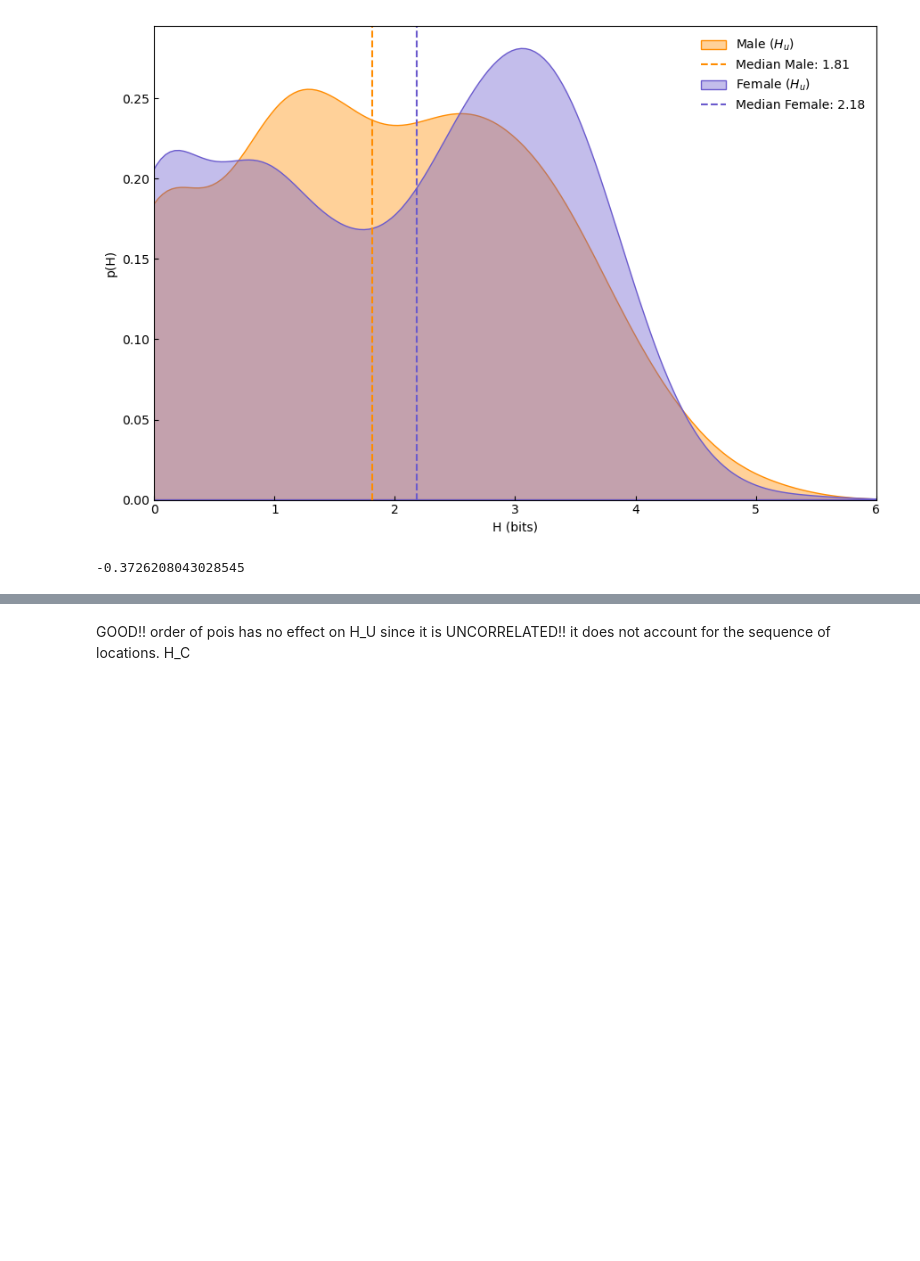
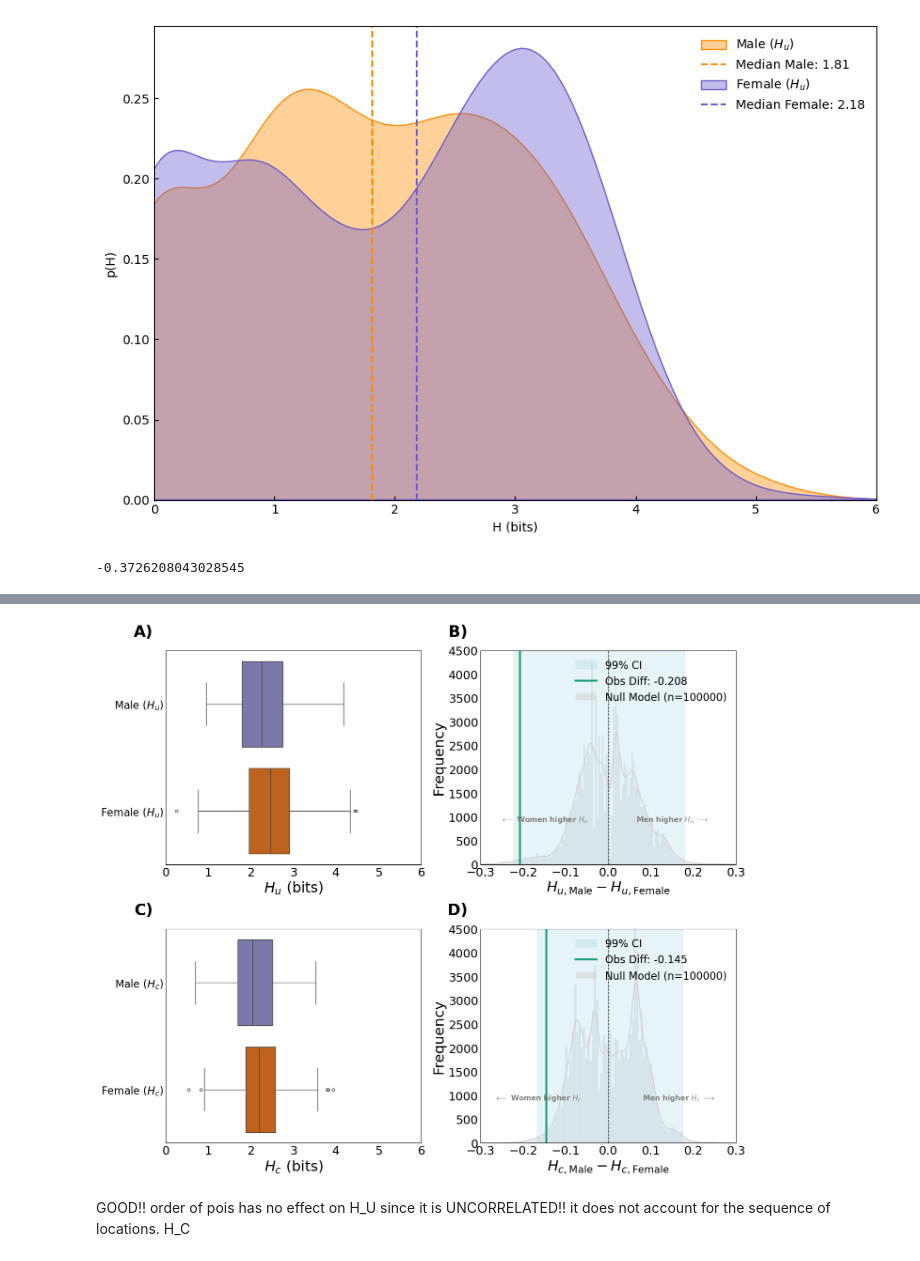
Before and after one commit to annaszymanskicortes/MScThesis_mobilityanalysis, a Jupyter notebook: null_model.ipynb, the cells around one changed output, grey strips where cells are left out. Cells and saved outputs as stored; diff of their text form; code cells hidden in the pictures; blank space fills up the shorter version.

```diff
--- a/null_model.ipynb
+++ b/null_model.ipynb
@@ -554,0 +555,98 @@ p-value (Hc): 0.03134
+# %%
+import pandas as pd
+import numpy as np
+import matplotlib.pyplot as plt
+import seaborn as sns
+from matplotlib.animation import FuncAnimation
+
+cmap = plt.get_cmap('Dark2')
+colors = [cmap(i) for i in [1, 2]]
+
+fig, axs = plt.subplots(2, 2, figsize=(14, 12), gridspec_kw={'width_ratios': [7, 7]})
+label_opts = dict(x=-0.05, y=1.05, fontsize=24, fontweight='bold', va='bottom', ha='right')
+
+df_hu = pd.DataFrame({
+    'Value': np.concatenate([hu_male, hu_female]),
+    'Group': ['Male ($H_u$)'] * len(hu_male) + ['Female ($H_u$)'] * len(hu_female)
+})
+sns.boxplot(data=df_hu, x='Value', y='Group', palette=[colors[1], colors[0]], ax=axs[0, 0], fliersize=4)
+axs[0, 0].set_xlabel('$H_u$ (bits)', fontsize=22)
+axs[0, 0].set_ylabel('', fontsize=22)
+axs[0, 0].tick_params(axis='x', direction='in', length=0, labelsize=18)
+axs[0, 0].tick_params(axis='y', labelsize=16, length=0)
+axs[0, 0].set_xlim(0, 6)
+axs[0, 0].text(transform=axs[0, 0].transAxes, s="A)", **label_opts)
+
+df_hc = pd.DataFrame({
+    'Value': np.concatenate([hc_male, hc_female]),
+    'Group': ['Male ($H_c$)'] * len(hc_male) + ['Female ($H_c$)'] * len(hc_female)
+})
+sns.boxplot(data=df_hc, x='Value', y='Group', palette=[colors[1], colors[0]], ax=axs[1, 0], fliersize=4)
+axs[1, 0].set_xlabel('$H_c$ (bits)', fontsize=22)
+axs[1, 0].set_ylabel('', fontsize=22)
+axs[1, 0].tick_params(axis='x', direction='in', length=0, labelsize=18)
+axs[1, 0].tick_params(axis='y', labelsize=16, length=0)
+axs[1, 0].set_xlim(0, 6)
+axs[1, 0].text(transform=axs[1, 0].transAxes, s="C)", **label_opts)
+
+total_iterations = len(null_diffs_hu)
+frames_list = [1, 2, 5, 10, 20, 50] + list(range(100, total_iterations + 1, 100))
+if total_iterations not in frames_list:
+    frames_list.append(total_iterations)
+
+def update(frame_idx):
+    axs[0, 1].cla()
+    axs[1, 1].cla()
+
+    current_n = frames_list[frame_idx]
+    current_hu = null_diffs_hu[:current_n]
+    current_hc = null_diffs_hc[:current_n]
+
+    if current_n > 1:
+        sns.histplot(current_hu, kde=True, color='lightgray', edgecolor='white', label=f'Null Model (n={current_n})', ax=axs[0, 1])
+        sns.histplot(current_hc, kde=True, color='lightgray', edgecolor='white', label=f'Null Model (n={current_n})', ax=axs[1, 1])
+    else:
+        axs[0, 1].plot(current_hu, [1], 'o', color='lightgray', label=f'Null Model (n={current_n})')
+        axs[1, 1].plot(current_hc, [1], 'o', color='lightgray', label=f'Null Model (n={current_n})')
+
+    if current_n >= 40:
+        ci_low_hu = np.percentile(current_hu, 0.5)
+        ci_high_hu = np.percentile(current_hu, 99.5)
+        axs[0, 1].axvspan(ci_low_hu, ci_high_hu, color='lightblue', alpha=0.3, label='99% CI')
+
+        ci_low_hc = np.percentile(current_hc, 0.5)
+        ci_high_hc = np.percentile(current_hc, 99.5)
+        axs[1, 1].axvspan(ci_low_hc, ci_high_hc, color='lightblue', alpha=0.3, label='99% CI')
+
+    axs[0, 1].axvline(obs_diff_hu, color=cmap(0), lw=3, label=f'Obs Diff: {obs_diff_hu:.3f}')
+    axs[0, 1].axvline(0, color='black', lw=1, linestyle='--')
+    axs[0, 1].set_xlim(-0.3, 0.3)
+    axs[0, 1].set_ylim(0, 4500)
+    axs[0, 1].set_xlabel(r'$H_{u, \mathrm{Male}} - H_{u, \mathrm{Female}}$', fontsize=22)
+    axs[0, 1].set_ylabel('Frequency', fontsize=22)
+    axs[0, 1].tick_params(axis='both', direction='in', length=0, labelsize=18)
+    axs[0, 1].legend(frameon=False, fontsize=16, loc='upper right')
+    axs[0, 1].text(transform=axs[0, 1].transAxes, s="B)", **label_opts)
+
+    axs[0, 1].text(-0.3*0.5, 4500*0.2, '$\longleftarrow$ Women higher $H_u$', color='gray', fontweight='bold', ha='center', fontsize=11)
+    axs[0, 1].text(0.3*0.5, 4500*0.2, 'Men higher $H_u$ $\longrightarrow$', color='gray', fontweight='bold', ha='center', fontsize=11)
+
+    axs[1, 1].axvline(obs_diff_hc, color=cmap(0), lw=3, label=f'Obs Diff: {obs_diff_hc:.3f}')
+    axs[1, 1].axvline(0, color='black', lw=1, linestyle='--')
+    axs[1, 1].set_xlim(-0.3, 0.3)
+    axs[1, 1].set_ylim(0, 4500)
+    axs[1, 1].set_xlabel(r'$H_{c, \mathrm{Male}} - H_{c, \mathrm{Female}}$', fontsize=22)
+    axs[1, 1].set_ylabel('Frequency', fontsize=22)
+    axs[1, 1].tick_params(axis='both', direction='in', length=0, labelsize=18)
+    axs[1, 1].legend(frameon=False, loc='upper right', fontsize=16)
+    axs[1, 1].text(transform=axs[1, 1].transAxes, s="D)", **label_opts)
+
+    axs[1, 1].text(-0.3*0.55, 4500*0.2, '$\longleftarrow$ Women higher $H_c$', color='gray', fontweight='bold', ha='center', fontsize=11)
+    axs[1, 1].text(0.3*0.55, 4500*0.2, 'Men higher $H_c$ $\longrightarrow$', color='gray', fontweight='bold', ha='center', fontsize=11)
+
+    plt.tight_layout()
+
+ani = FuncAnimation(fig, update, frames=len(frames_list), repeat=True)
+ani.save('panel_entropy_analysis.gif', writer='pillow', fps=10, dpi=150)
+plt.show()
+# %% [output]
@@ -555,3 +660,4 @@ p-value (Hc): 0.03134
+[figure, added]
 # %% [markdown]
 GOOD!! order of pois has no effect on H_U since it is UNCORRELATED!! it does not account for the sequence of locations.
 H_C
```
Also changed, not shown: parts of 7 cells of this notebook, 11 other files.
